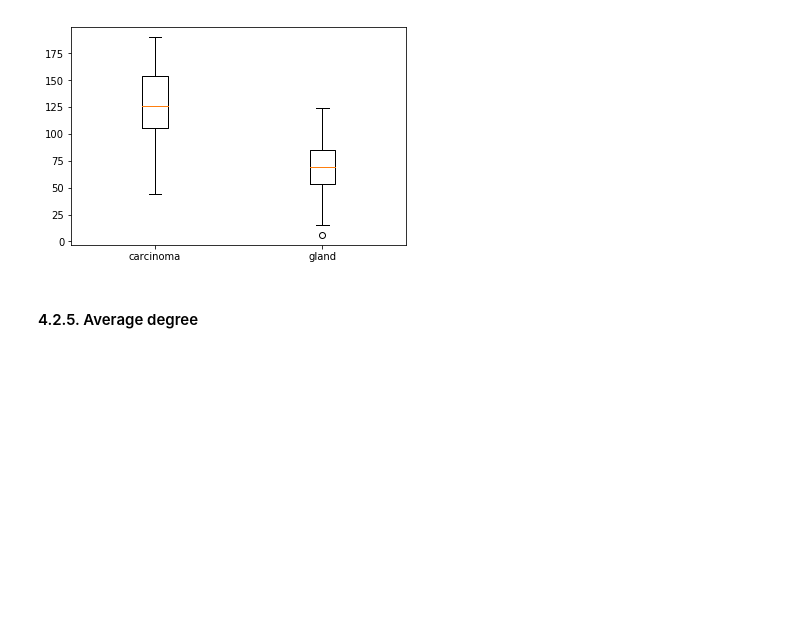
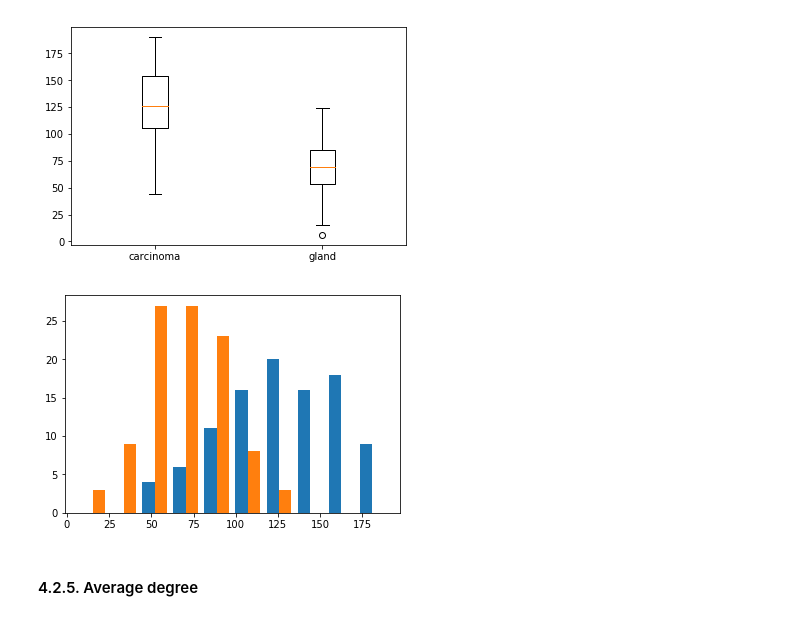
Before and after one commit to camilourd/Modelaje-y-Analisis-de-Sistemas-Biologicos, a Jupyter notebook: carcinoma/Carcinoma Analysis.ipynb, the cells around one changed output. Saved outputs shown, nothing was run; the diff lists cells and outputs as text; code cells hidden in the pictures; blank space fills up the shorter version.

```diff
--- a/carcinoma/Carcinoma Analysis.ipynb
+++ b/carcinoma/Carcinoma Analysis.ipynb
@@ -251,6 +258,11 @@ plt.xticks([1, 2], ['carcinoma', 'gland'])
 plt.show()
 # %% [output]
 [figure]
+# %%
+plt.hist(max_degree)
+plt.show()
+# %% [output]
+[figure, added]
 # %% [markdown]
 #### 4.2.5. Average degree
 # %%
```
Also changed, not shown: parts of 4 cells of this notebook, 1 other file.
